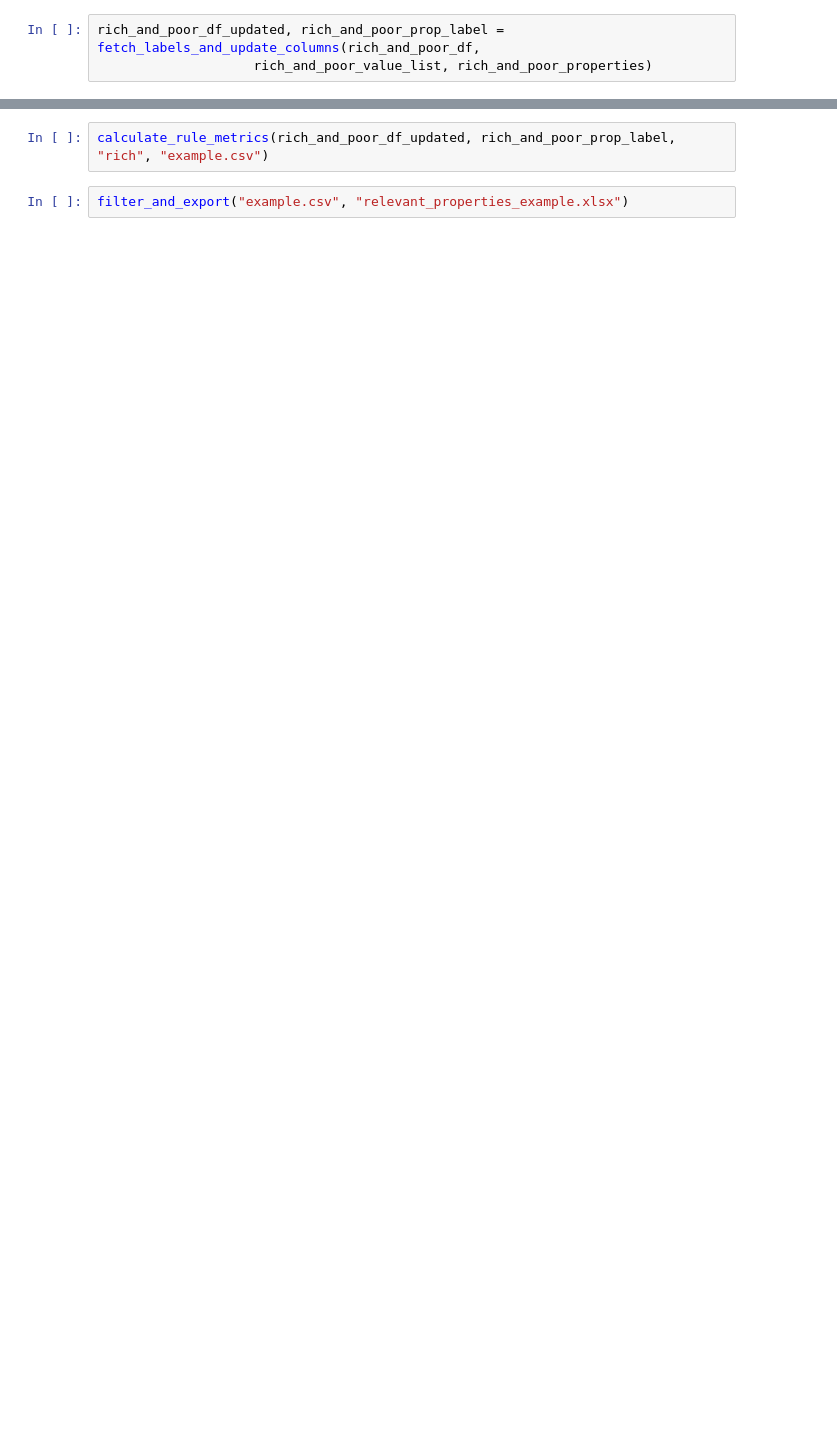
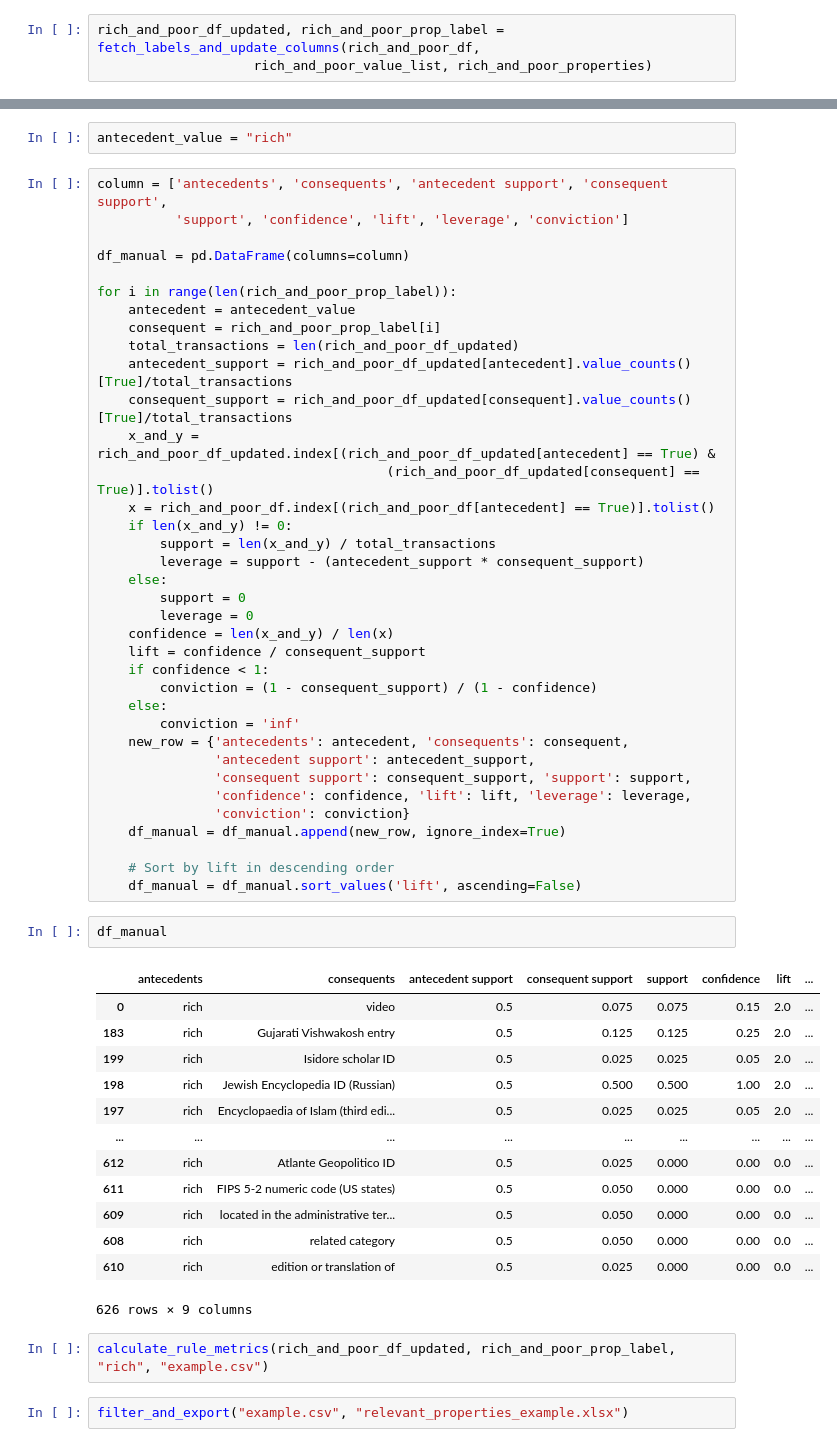
Before and after one commit to millerama17/association-analysis, a Jupyter notebook: example.ipynb, the cells around one changed output, grey strips where cells are left out. Cells and saved outputs as stored; diff of their text form; blank space fills up the shorter version.

```diff
--- a/example.ipynb
+++ b/example.ipynb
@@ -48,3 +133,57 @@ rich_and_poor_df_updated, rich_and_poor_prop_label = fetch_labels_and_update_col
+# %%
+antecedent_value = "rich"
+# %%
+column = ['antecedents', 'consequents', 'antecedent support', 'consequent support',
+          'support', 'confidence', 'lift', 'leverage', 'conviction']
+
+df_manual = pd.DataFrame(columns=column)
+
+for i in range(len(rich_and_poor_prop_label)):
+    antecedent = antecedent_value
+    consequent = rich_and_poor_prop_label[i]
+    total_transactions = len(rich_and_poor_df_updated)
+    antecedent_support = rich_and_poor_df_updated[antecedent].value_counts()[True]/total_transactions
+    consequent_support = rich_and_poor_df_updated[consequent].value_counts()[True]/total_transactions
+    x_and_y = rich_and_poor_df_updated.index[(rich_and_poor_df_updated[antecedent] == True) &
+                                     (rich_and_poor_df_updated[consequent] == True)].tolist()
+    x = rich_and_poor_df.index[(rich_and_poor_df[antecedent] == True)].tolist()
+    if len(x_and_y) != 0:
+        support = len(x_and_y) / total_transactions
+        leverage = support - (antecedent_support * consequent_support)
+    else:
+        support = 0
+        leverage = 0
+    confidence = len(x_and_y) / len(x)
+    lift = confidence / consequent_support
+    if confidence < 1:
+        conviction = (1 - consequent_support) / (1 - confidence)
+    else:
+        conviction = 'inf'
+    new_row = {'antecedents': antecedent, 'consequents': consequent,
+               'antecedent support': antecedent_support,
+               'consequent support': consequent_support, 'support': support,
+               'confidence': confidence, 'lift': lift, 'leverage': leverage,
+               'conviction': conviction}
+    df_manual = df_manual.append(new_row, ignore_index=True)
+
+    # Sort by lift in descending order
+    df_manual = df_manual.sort_values('lift', ascending=False)
+# %%
+df_manual
+# %% [output]
+|  | antecedents | consequents | antecedent support | consequent support | support | confidence | lift | ... |
+| 0 | rich | video | 0.5 | 0.075 | 0.075 | 0.15 | 2.0 | ... |
+| 183 | rich | Gujarati Vishwakosh entry | 0.5 | 0.125 | 0.125 | 0.25 | 2.0 | ... |
+| 199 | rich | Isidore scholar ID | 0.5 | 0.025 | 0.025 | 0.05 | 2.0 | ... |
+| 198 | rich | Jewish Encyclopedia ID (Russian) | 0.5 | 0.500 | 0.500 | 1.00 | 2.0 | ... |
+| 197 | rich | Encyclopaedia of Islam (third edi... | 0.5 | 0.025 | 0.025 | 0.05 | 2.0 | ... |
+| ... | ... | ... | ... | ... | ... | ... | ... | ... |
+| 612 | rich | Atlante Geopolitico ID | 0.5 | 0.025 | 0.000 | 0.00 | 0.0 | ... |
+| 611 | rich | FIPS 5-2 numeric code (US states) | 0.5 | 0.050 | 0.000 | 0.00 | 0.0 | ... |
+| 609 | rich | located in the administrative ter... | 0.5 | 0.050 | 0.000 | 0.00 | 0.0 | ... |
+| 608 | rich | related category | 0.5 | 0.050 | 0.000 | 0.00 | 0.0 | ... |
+| 610 | rich | edition or translation of | 0.5 | 0.025 | 0.000 | 0.00 | 0.0 | ... |
+626 rows × 9 columns
 # %%
 calculate_rule_metrics(rich_and_poor_df_updated, rich_and_poor_prop_label, "rich", "example.csv")
 # %%
```
Also changed, not shown: parts of 6 cells of this notebook, 3 other files.
